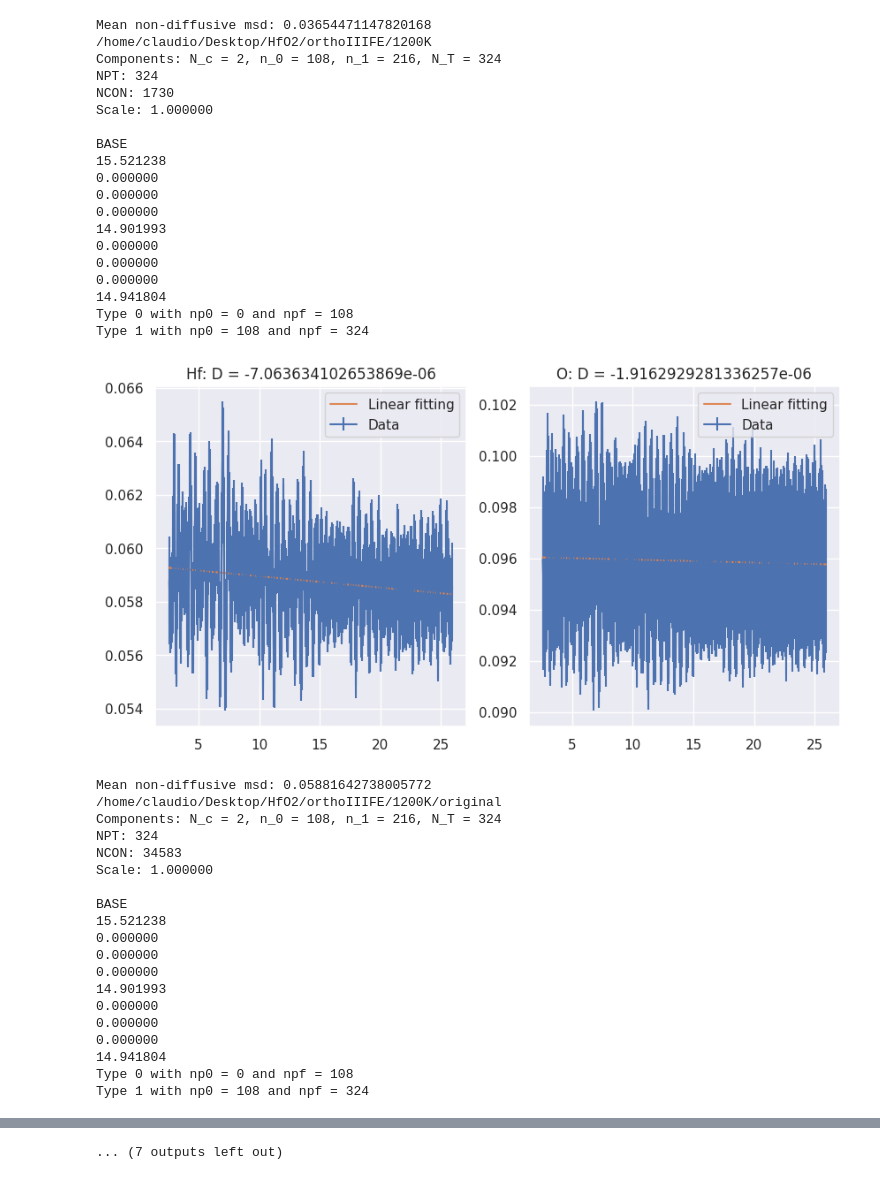
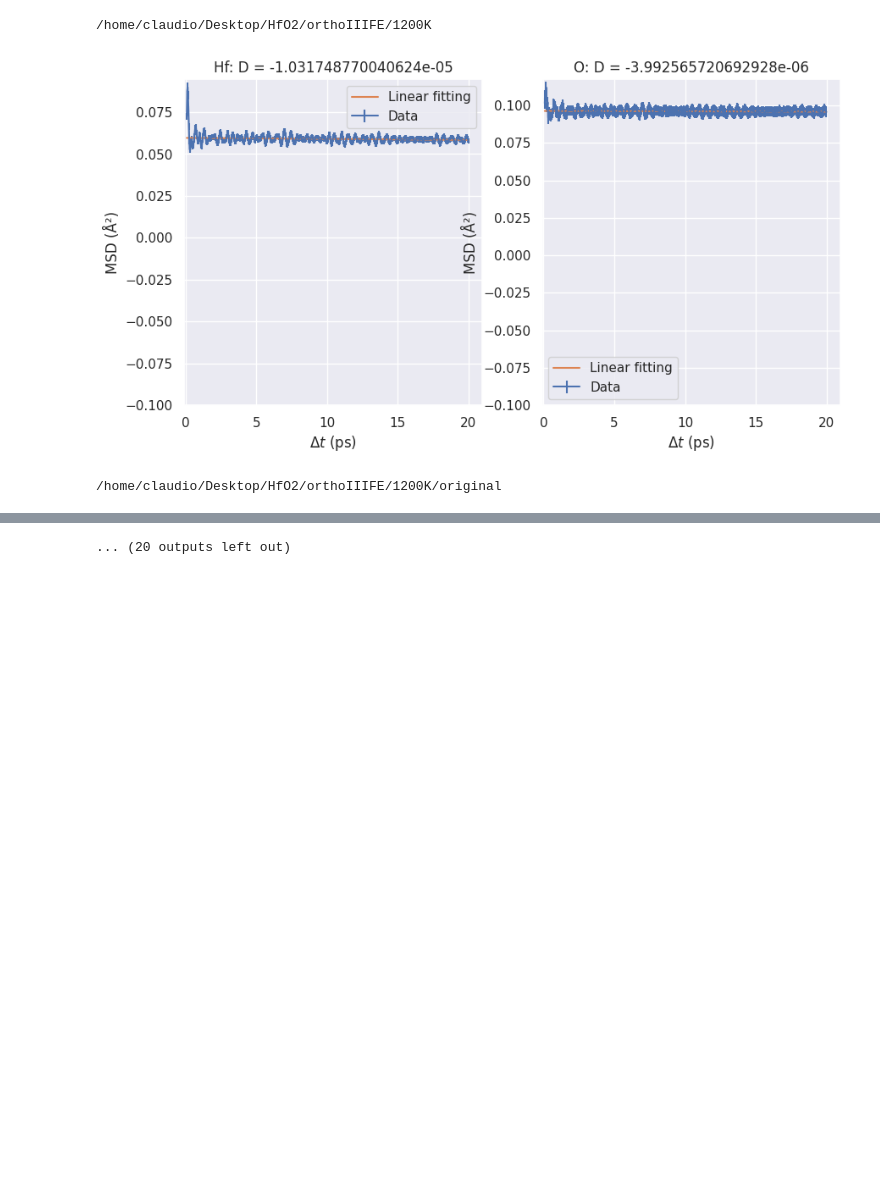
Before and after one commit to CibranLopez/Database, a Jupyter notebook: Incorporate_data.ipynb, the cells around one changed output, grey strips where cells are left out. Saved outputs shown, nothing was run; the diff lists cells and outputs as text; code cells hidden in the pictures; blank space fills up the shorter version.

```diff
--- a/Incorporate_data.ipynb
+++ b/Incorporate_data.ipynb
@@ -11,6 +11,6 @@ folders_with_poscar = []
 for dirpath, dirnames, filenames in os.walk('/home/claudio/Desktop/HfO2'):
     if "XDATCAR" in filenames:
         print(dirpath)
-        DBL.get_diffusion_coefficient(dirpath, initial_point=0.1)
+        DBL.get_diffusion_coefficient(dirpath, t0=0.1, tf=20)
 # %% [output]
 /home/claudio/Desktop/HfO2/orthoIIIFE/300K
@@ -95,39 +24,3 @@ Type 1 with np0 = 108 and npf = 324
-Mean non-diffusive msd: 0.03654471147820168
 /home/claudio/Desktop/HfO2/orthoIIIFE/1200K
-Components: N_c = 2, n_0 = 108, n_1 = 216, N_T = 324
-NPT: 324
-NCON: 1730
-Scale: 1.000000
-
-BASE
-15.521238
-0.000000
-0.000000
-0.000000
-14.901993
-0.000000
-0.000000
-0.000000
-14.941804
-Type 0 with np0 = 0 and npf = 108
-Type 1 with np0 = 108 and npf = 324
-[figure, old version]
+[figure, new version]
-Mean non-diffusive msd: 0.05881642738005772
 /home/claudio/Desktop/HfO2/orthoIIIFE/1200K/original
-Components: N_c = 2, n_0 = 108, n_1 = 216, N_T = 324
-NPT: 324
-NCON: 34583
-Scale: 1.000000
-
-BASE
-15.521238
-0.000000
-0.000000
-0.000000
-14.901993
-0.000000
-0.000000
-0.000000
-14.941804
-Type 0 with np0 = 0 and npf = 108
-Type 1 with np0 = 108 and npf = 324
@@ -135 +28 @@ Type 1 with np0 = 108 and npf = 324
-... (7 outputs left out)
+... (20 outputs left out)
```
Also changed, not shown: parts of 1 cell of this notebook, 3 other files.
